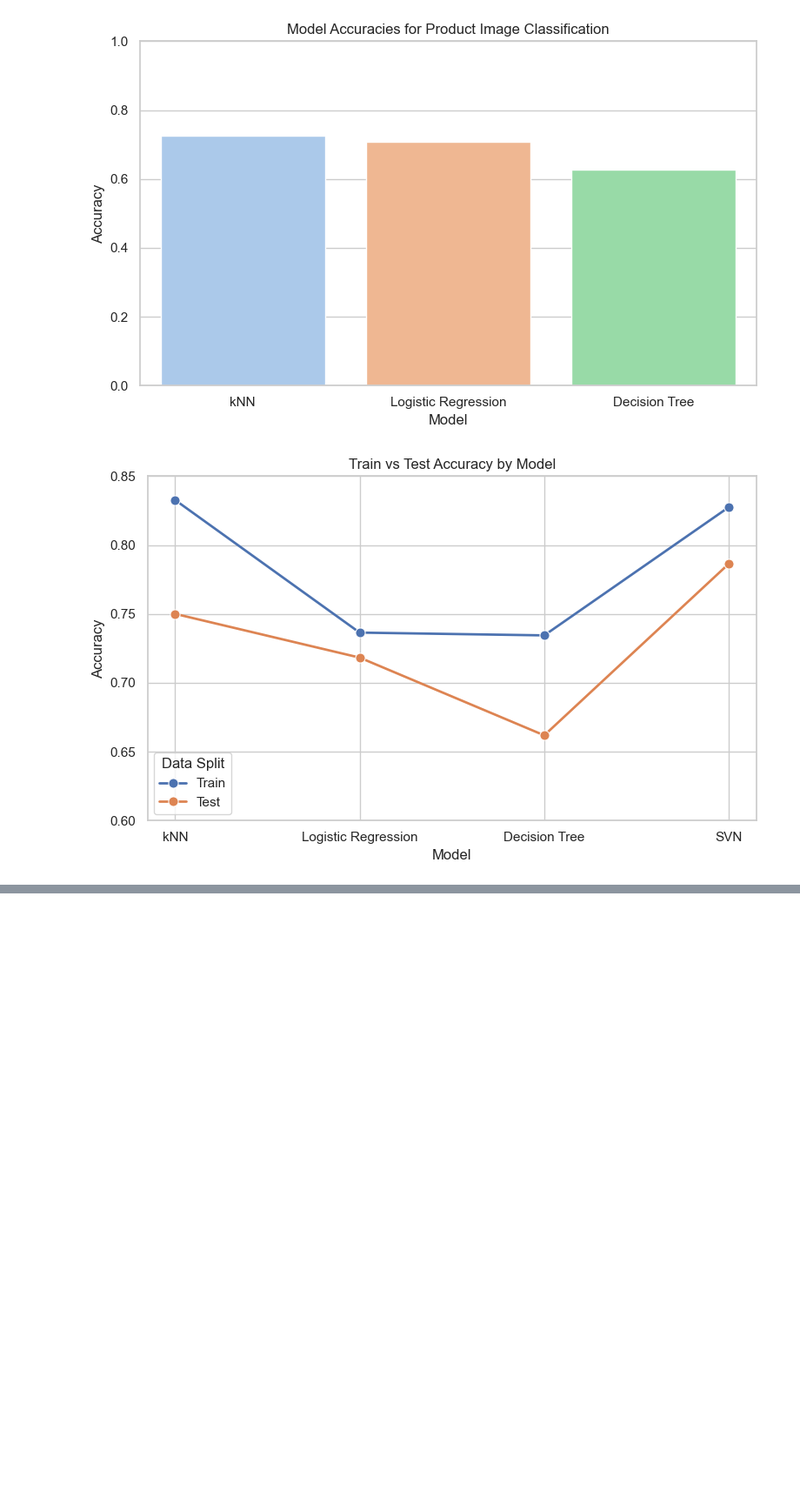
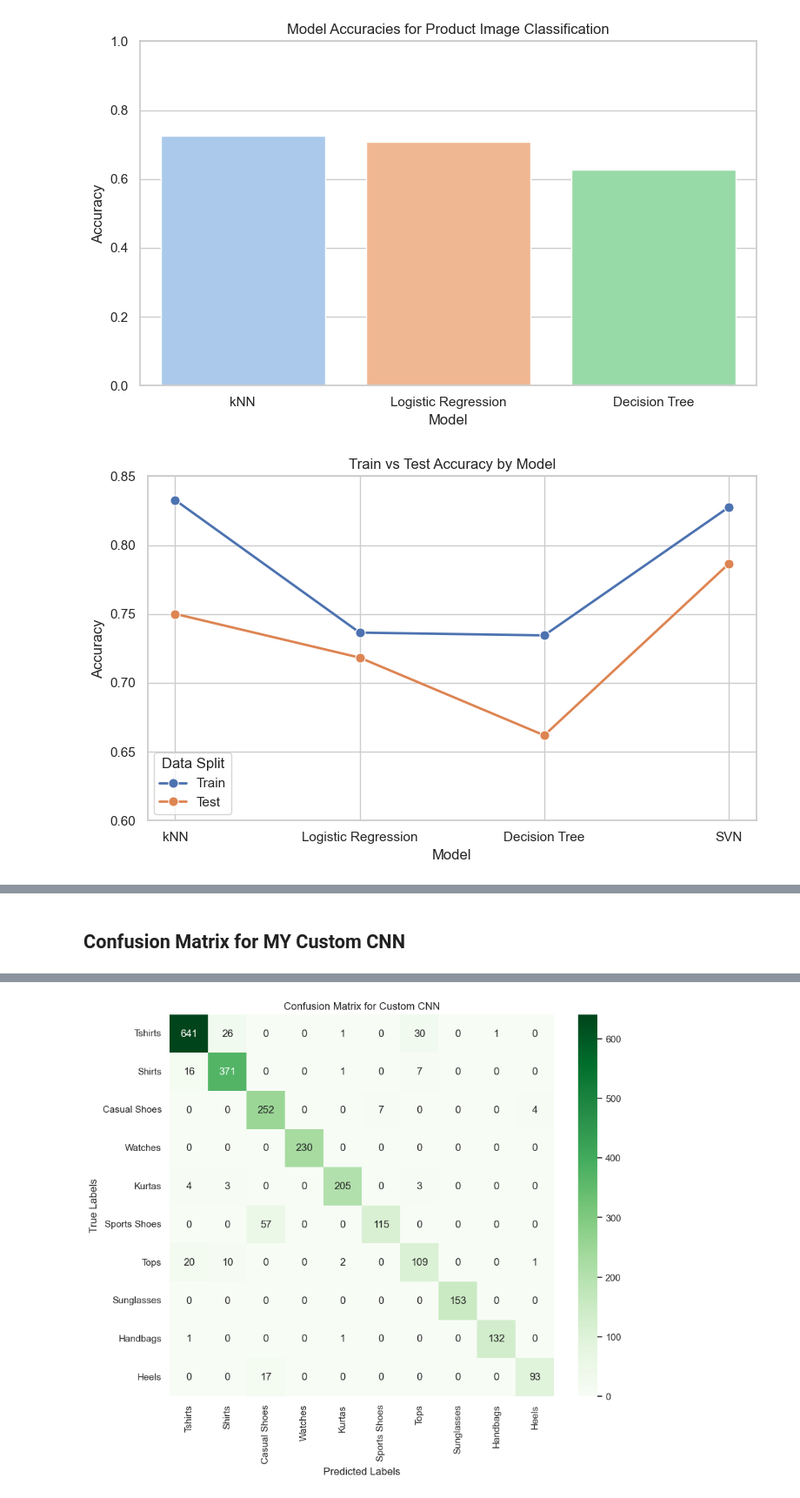
Before and after one commit to lorigreensmith06/AIML_Capstone, a Jupyter notebook: capstone_image_search.ipynb, the cells around one changed output, grey strips where cells are left out. Shown at 87% size. Saved outputs shown, nothing was run; the diff lists cells and outputs as text; code cells hidden in the pictures; blank space fills up the shorter version.

```diff
--- a/capstone_image_search.ipynb
+++ b/capstone_image_search.ipynb
@@ -397,0 +505,53 @@ plt.show()
+# %% [markdown]
+## Confusion Matrix for MY Custom CNN
+# %%
+import matplotlib.pyplot as plt
+import seaborn as sns
+
+from sklearn.metrics import confusion_matrix, ConfusionMatrixDisplay
+cnn_model = load_model("models/my_cnn_model.h5")
+# Get predicted probabilities
+y_pred_probs = cnn_model.predict(X_test)
+
+# Convert to predicted class indices
+y_pred = np.argmax(y_pred_probs, axis=1)
+
+# Convert one-hot encoded y_test to class indices
+y_true = np.argmax(Y_test, axis=1)
+
+
+label_encoder = LabelEncoder()
+label_encoder.fit(styles['articleType'])  # Or the full list of raw labels
+
+
+y_pred_class_indices = np.argmax(y_pred_probs, axis=1)
+
+# Step 2: Decode predictions and true labels into strings
+y_pred_labels = label_encoder.inverse_transform(y_pred_class_indices)
+y_true_labels = label_encoder.inverse_transform(y_true)  # assuming y_true is encoded
+
+# Step 3: Get top 10 most frequent TRUE classes
+top_class_names = pd.Series(y_true_labels).value_counts().head(10).index.tolist()
+print (top_class_names)
+
+# Step 4: Filter both y_true and y_pred to only these top classes
+mask = np.isin(y_true_labels, top_class_names)
+filtered_y_true = y_true_labels[mask]
+filtered_y_pred = y_pred_labels[mask]
+
+# Step 5: Confusion matrix using string class names
+cm = confusion_matrix(filtered_y_true, filtered_y_pred, labels=top_class_names)
+cm_df = pd.DataFrame(cm, index=top_class_names, columns=top_class_names)
+
+# Step 3: Build filtered confusion matrix
+#cm = confusion_matrix(filtered_y_true, filtered_y_pred, labels=top_classes)
+
+
+plt.figure(figsize=(10, 8))
+sns.heatmap(cm_df, annot=True, fmt='d', cmap='Greens')
+plt.title('Confusion Matrix for Custom CNN')
+plt.xlabel('Predicted Labels')
+plt.ylabel('True Labels')
+plt.savefig("confusion_matrix_cnn.png", bbox_inches='tight')  # ← save the image
+plt.show()
+# %% [output]
@@ -397,0 +561 @@ plt.show()
+[figure, added]
```
Also changed, not shown: parts of 52 cells of this notebook, 12 other files.
